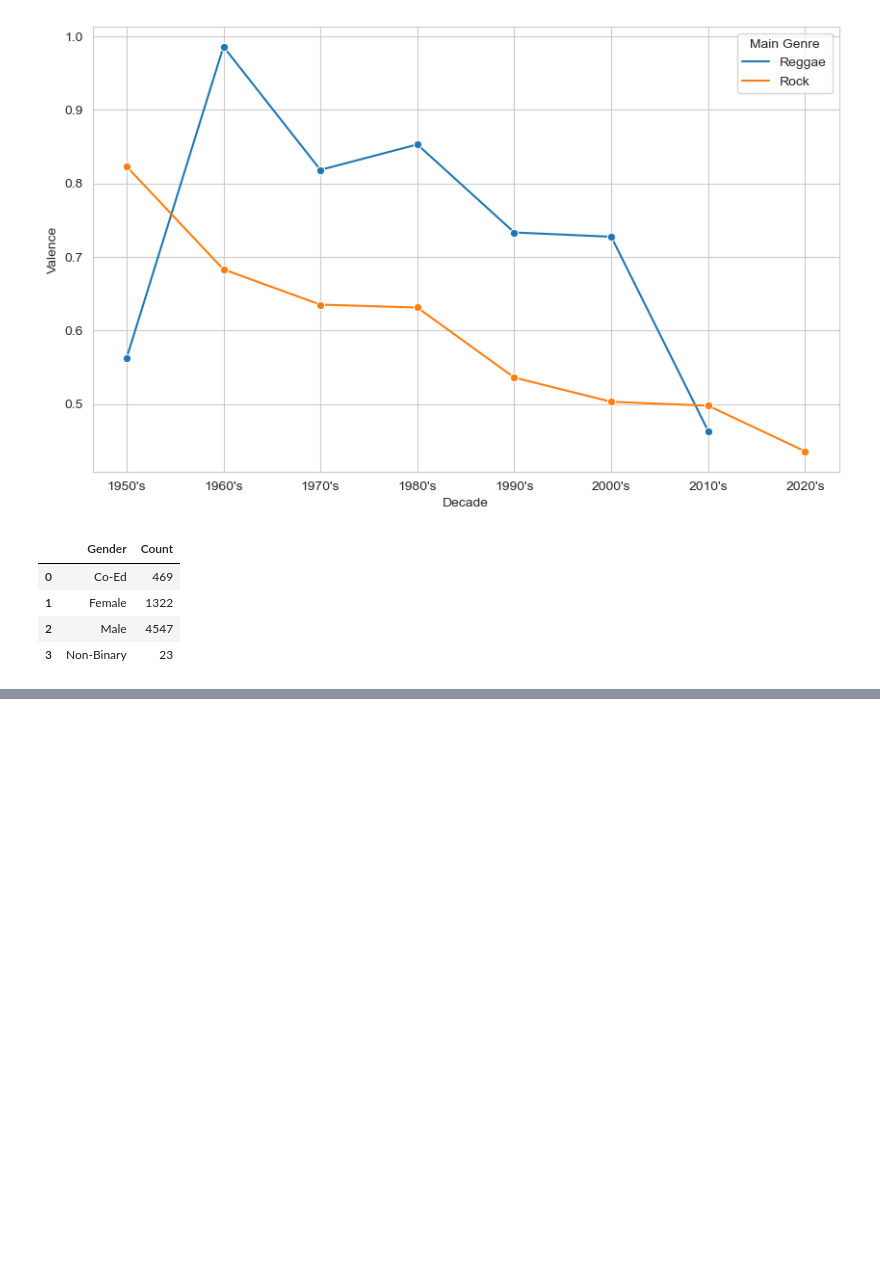
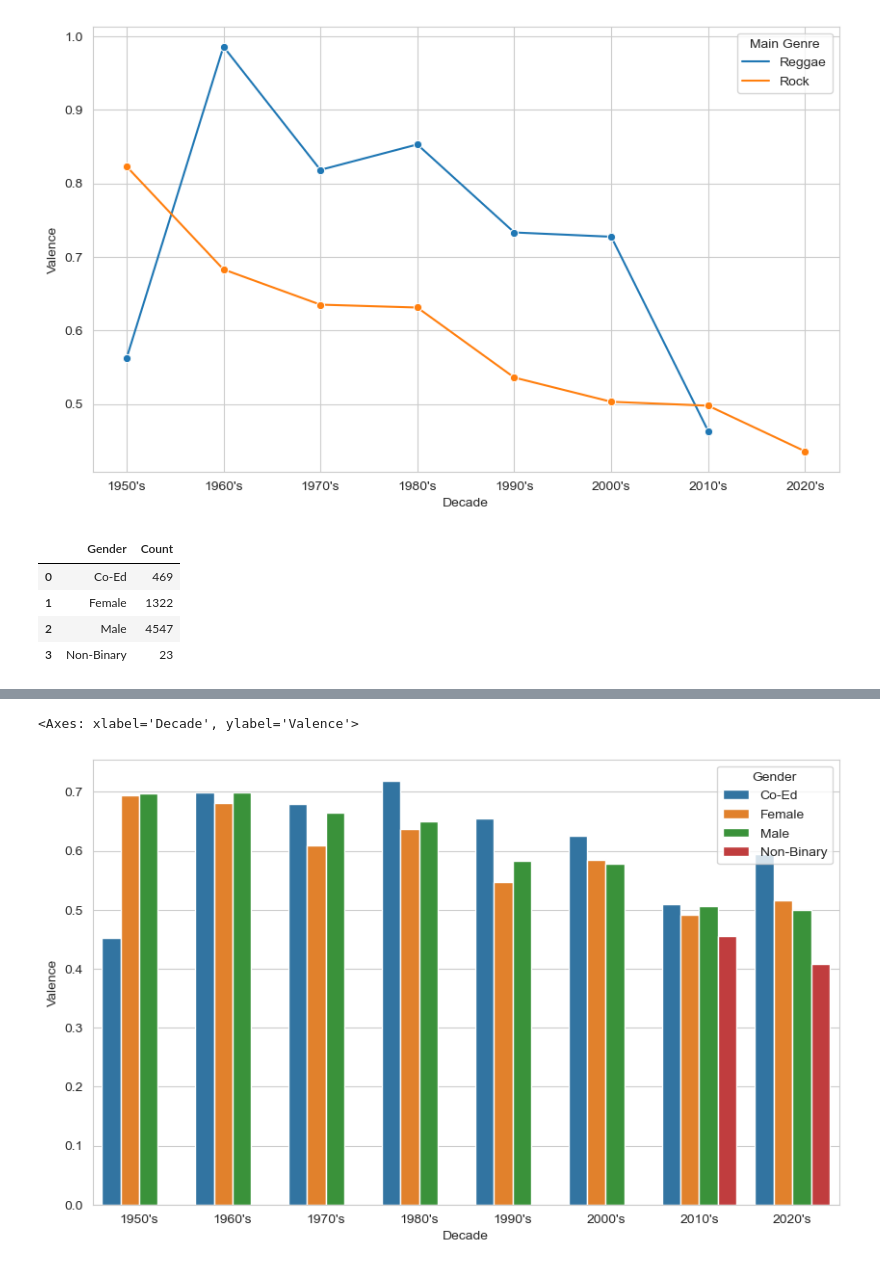
Before and after one commit to joshcb88/joshua_capstone, a Jupyter notebook: notebooks/Spotify Additional Analysis.ipynb, the cells around one changed output, grey strips where cells are left out. Saved outputs shown, nothing was run; the diff lists cells and outputs as text; code cells hidden in the pictures; blank space fills up the shorter version.

```diff
--- a/notebooks/Spotify Additional Analysis.ipynb
+++ b/notebooks/Spotify Additional Analysis.ipynb
@@ -563,0 +566,8 @@ plt.pie(justgender['Count'], labels=justgender.Gender,autopct='%.0f%%');
+# %%
+justgendergraph= justgender.groupby(['Decade', 'Gender'])['Valence'].mean().reset_index()
+# %%
+plt.figure(figsize=(10, 6))
+sns.barplot(x='Decade', y='Valence', hue='Gender', data=justgendergraph)
+# %% [output]
+<Axes: xlabel='Decade', ylabel='Valence'>
+[figure, added]
```
Also changed, not shown: parts of 12 cells of this notebook, 1 other file.
